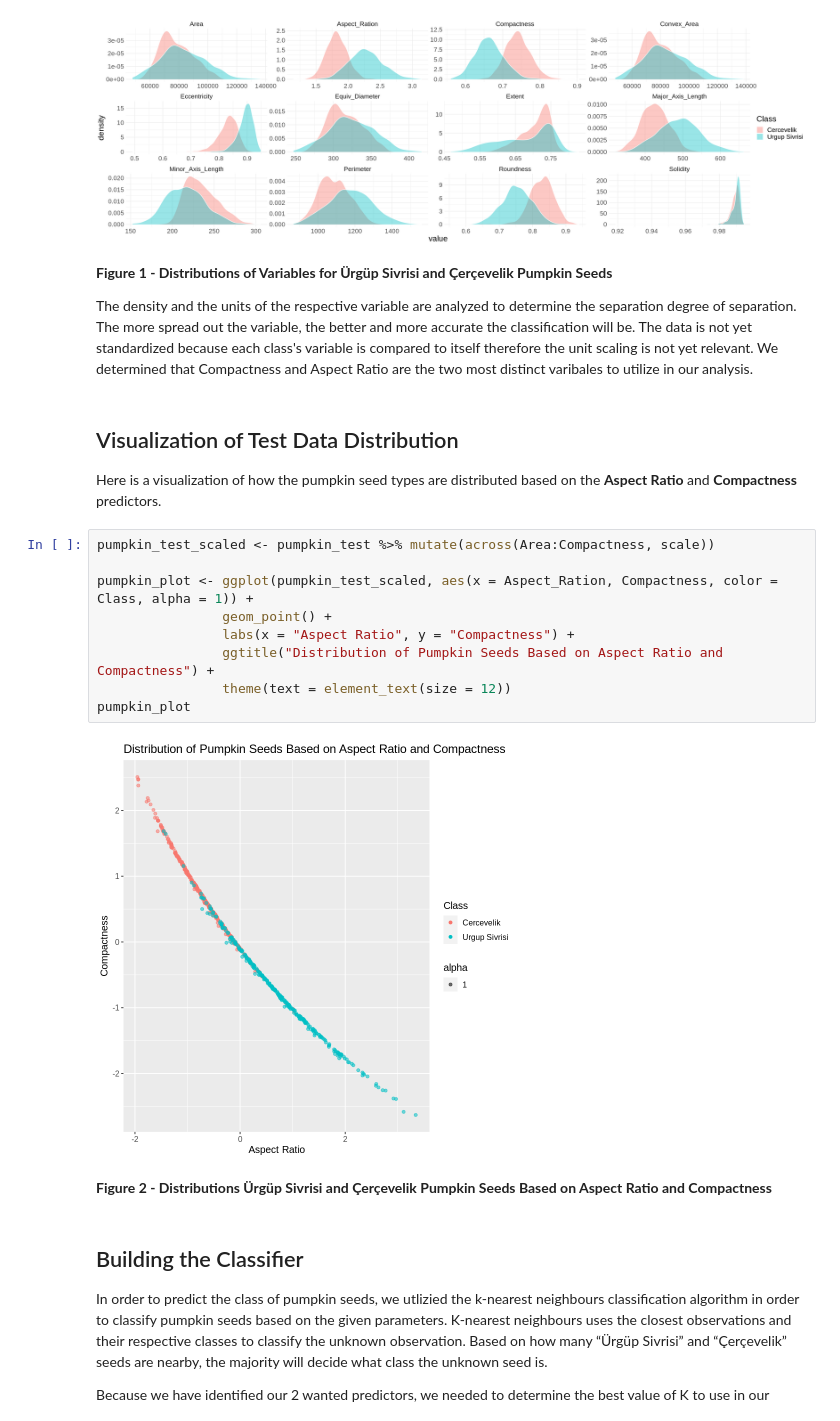
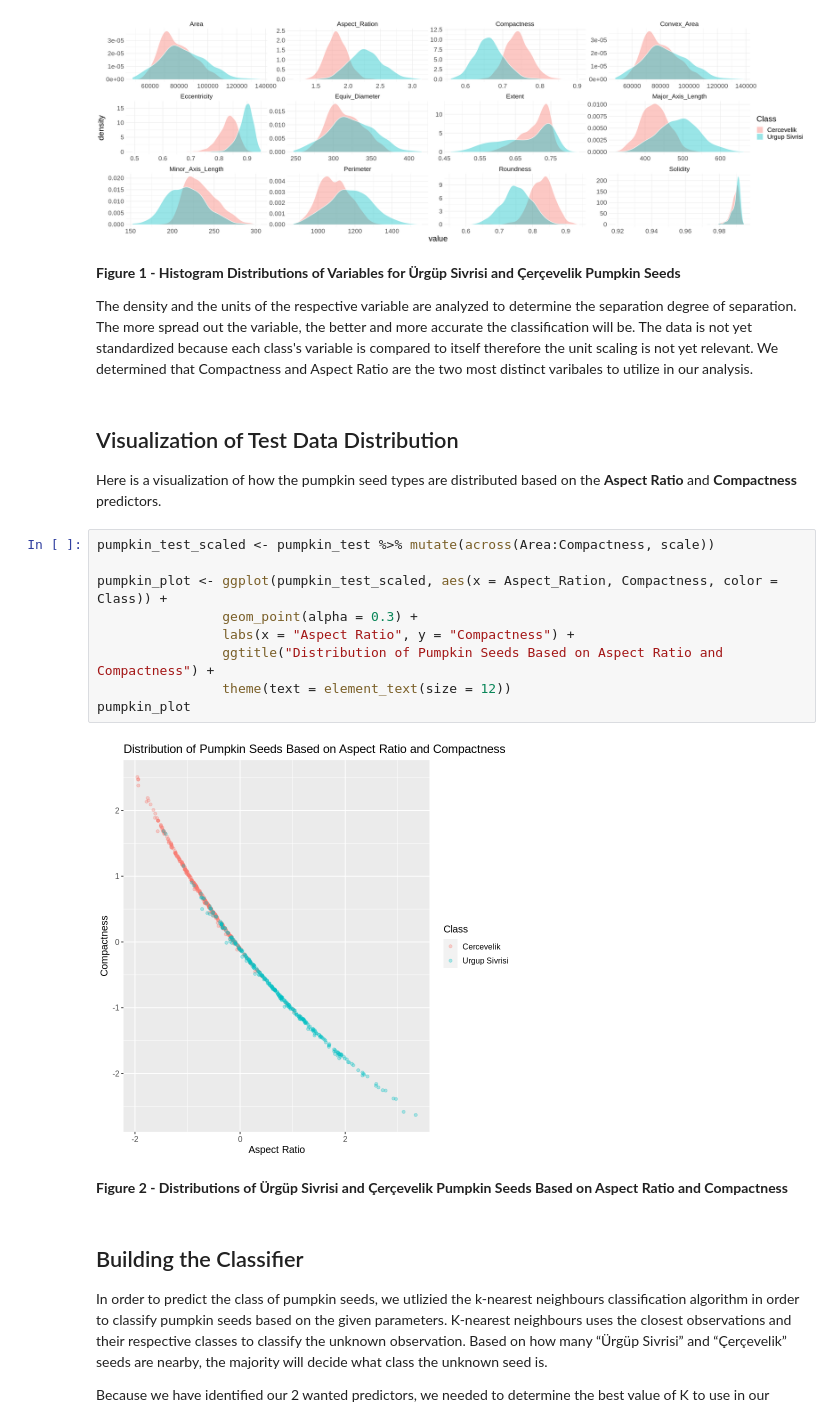
Before and after one commit to luevrata/pumpkin_seeds_data, a Jupyter notebook: Final Project Submission.ipynb, the cells around one changed output. Saved outputs shown, nothing was run; the diff lists cells and outputs as text.

```diff
--- a/Final Project Submission.ipynb
+++ b/Final Project Submission.ipynb
@@ -98,7 +98,7 @@ predictor_analysis
 # %% [output]
 [figure]
 # %% [markdown]
-**Figure 1 - Distributions of Variables for Ürgüp Sivrisi and Çerçevelik Pumpkin Seeds**
+**Figure 1 - Histogram Distributions of Variables for Ürgüp Sivrisi and Çerçevelik Pumpkin Seeds**
 
 The density and the units of the respective variable are analyzed to determine the separation degree of separation. The more spread out the variable, the better and more accurate the classification will be. The data is not yet standardized because each class's variable is compared to itself therefore the unit scaling is not yet relevant. We determined that Compactness and Aspect Ratio are the two most distinct varibales to utilize in our analysis.
 # %% [markdown]
@@ -107,16 +107,16 @@ Here is a visualization of how the pumpkin seed types are distributed based on t
 # %%
 pumpkin_test_scaled <- pumpkin_test %>% mutate(across(Area:Compactness, scale))
 
-pumpkin_plot <- ggplot(pumpkin_test_scaled, aes(x = Aspect_Ration, Compactness, color = Class, alpha = 1)) +
-                geom_point() +
+pumpkin_plot <- ggplot(pumpkin_test_scaled, aes(x = Aspect_Ration, Compactness, color = Class)) +
+                geom_point(alpha = 0.3) +
                 labs(x = "Aspect Ratio", y = "Compactness") +
                 ggtitle("Distribution of Pumpkin Seeds Based on Aspect Ratio and Compactness") +
                 theme(text = element_text(size = 12))
 pumpkin_plot
 # %% [output]
-[figure, old version]
+[figure, new version]
 # %% [markdown]
-**Figure 2 - Distributions Ürgüp Sivrisi and Çerçevelik Pumpkin Seeds Based on Aspect Ratio and Compactness**
+**Figure 2 - Distributions of Ürgüp Sivrisi and Çerçevelik Pumpkin Seeds Based on Aspect Ratio and Compactness**
 # %% [markdown]
 ## Building the Classifier
 
```
Also changed, not shown: parts of 1 cell of this notebook.
